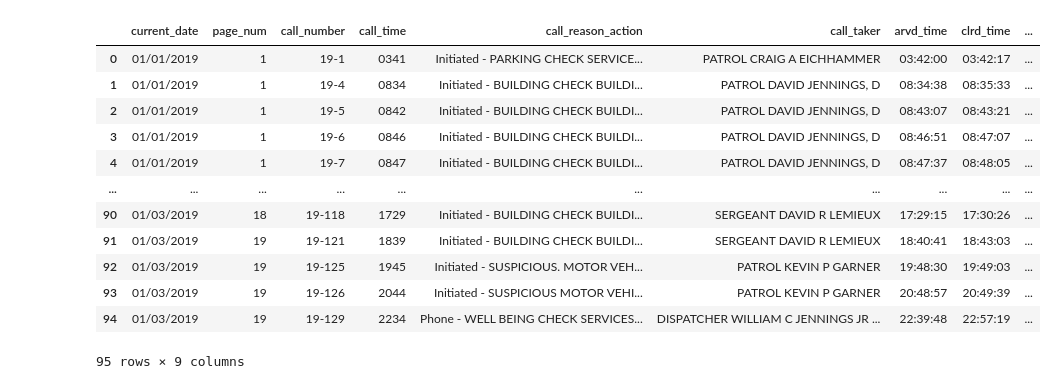
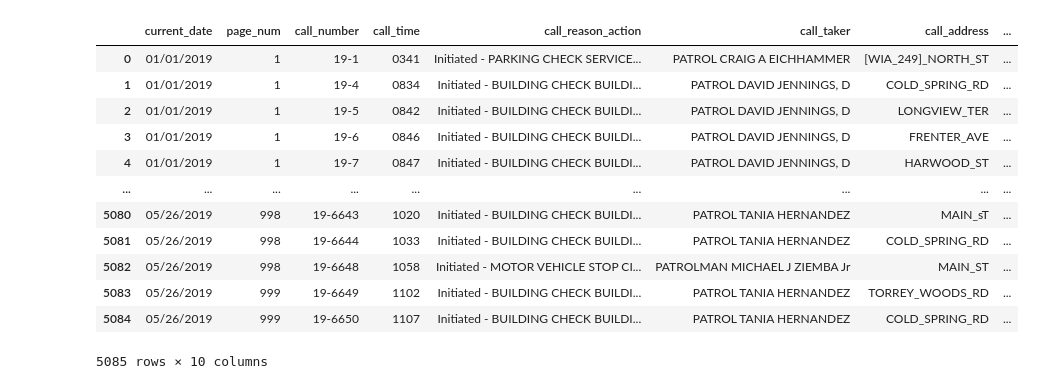
Before and after one commit to annahaensch/datathon4justice, a Jupyter notebook: code/Alex/2021_10_22_parse_text_to_csv.ipynb, the cells around one changed output. Cells and saved outputs as stored; diff of their text form; code cells hidden in the pictures.

Commit message:
add parse known officers, action, reasons

```diff
--- a/code/Alex/2021_10_22_parse_text_to_csv.ipynb
+++ b/code/Alex/2021_10_22_parse_text_to_csv.ipynb
@@ -47,6 +48,8 @@ def parse_entry(entry_text):
 
         # the next 'word' is always the time
         call_time = entry_words[1][:min(4, len(entry_words[1]))]
+        for c in ['(', ')', "[", "]", "{", "}"]:
+            call_time = call_time.replace(c, "")
 
         # call reason
         call_reason =  find_between(entry_text, call_time, taker_strs)
@@ -56,6 +59,13 @@ def parse_entry(entry_text):
 
                 call_reason = entry_text[re.search(call_time, entry_text).end():]
 
+        if False:
+            try:
+                call_action = "__".join(call_reason.replace(" ","_").split("__")[1:])
+                call_reason = call_reason.replace(" ","_").split("__")[0]
+
+            except ValueError:
+                print(call_reason)
 
         # call taker is always the string between taker and location
         call_taker =  find_between(entry_text, taker_strs, loc_strs)
@@ -68,6 +78,17 @@ def parse_entry(entry_text):
                 print(re.search(taker_strs, entry_text) )
 
 
+        #get address
+        entry_text_ = entry_text.replace(" ","_").split("__")
+
+        loc_series = pd.Series(entry_text_)[pd.Series(entry_text_).str.match(r'Location/Address*')]
+        call_address = None
+        if len(loc_series) > 0:
+            loc_idx = loc_series.index[0]
+            if loc_idx != len(entry_text_) -1:
+                call_address = entry_text_[loc_idx +1]
+
+
         arvd_time = find_next_word(entry_text, arvd_strs)
         clrd_time = find_next_word(entry_text, clrd_strs)
         if clrd_time and len(clrd_time) < 8:
@@ -77,7 +98,7 @@ def parse_entry(entry_text):
         if narrative_text:
             narrative_text = entry_text[narrative_text.start():]
 
-    return [call_number, call_time, call_reason, call_taker, arvd_time, clrd_time, narrative_text]
+    return [call_number, call_time, call_reason, call_taker, call_address, arvd_time, clrd_time, narrative_text]
 
 
 def replace_none_with_value(left_list, right_list):
@@ -98,14 +119,13 @@ Clrd_list = []
 i_entry = 0
 parsed_pages = []
 
-for ipage in range(1,20):
+for ipage in range(1,1000):
     with open('../../data/Logs2019/page_{}.txt'.format(ipage),'r') as infile:
         page_text = infile.read()
 
     #print(ipage)
     #if ipage==2:
     #    print(page_text)
-
 
     page_entries = [log_idx.start() for log_idx in re.finditer(year_str, page_text)] + [-1]
 
@@ -144,7 +164,7 @@ for ipage in range(1,20):
             parsed_pages.append([current_date, ipage] + str_entry)
             i_entry += 1
 
-        if False and str_entry[0] == '19-56':
+        if True and str_entry[0] == '19-22':
             print(entry_text)
             print(str_entry)
 # %% [output]
@@ -156,25 +188,25 @@ End of string? 249 19-94  0807  Other ~ ASSIST OTHER AGENCY - REPO  SERVICES REN
 # %%
 parsed_pages = pd.DataFrame(parsed_pages,
                             columns = ['current_date', 'page_num', 'call_number', 'call_time',
-                                       'call_reason_action', 'call_taker',"arvd_time", "clrd_time", "narrative_text"])
+                                       'call_reason_action', 'call_taker', "call_address", "arvd_time", "clrd_time", "narrative_text"])
 
 # cleanup call_takers
 parsed_pages['call_taker'] = parsed_pages['call_taker'].str.replace(":", "").str.strip()
 
 parsed_pages.to_csv('../../data/parsed_logs_2019.csv', mode='w', index=False, header=True)
 
 parsed_pages
 # %% [output]
-|  | current_date | page_num | call_number | call_time | call_reason_action | call_taker | arvd_time | clrd_time | ... |
-| 0 | 01/01/2019 | 1 | 19-1 | 0341 | Initiated - PARKING CHECK SERVICE... | PATROL CRAIG A EICHHAMMER | 03:42:00 | 03:42:17 | ... |
-| 1 | 01/01/2019 | 1 | 19-4 | 0834 | Initiated - BUILDING CHECK BUILDI... | PATROL DAVID JENNINGS, D | 08:34:38 | 08:35:33 | ... |
-| 2 | 01/01/2019 | 1 | 19-5 | 0842 | Initiated - BUILDING CHECK BUILDI... | PATROL DAVID JENNINGS, D | 08:43:07 | 08:43:21 | ... |
-| 3 | 01/01/2019 | 1 | 19-6 | 0846 | Initiated - BUILDING CHECK BUILDI... | PATROL DAVID JENNINGS, D | 08:46:51 | 08:47:07 | ... |
-| 4 | 01/01/2019 | 1 | 19-7 | 0847 | Initiated - BUILDING CHECK BUILDI... | PATROL DAVID JENNINGS, D | 08:47:37 | 08:48:05 | ... |
-| ... | ... | ... | ... | ... | ... | ... | ... | ... | ... |
-| 90 | 01/03/2019 | 18 | 19-118 | 1729 | Initiated - BUILDING CHECK BUILDI... | SERGEANT DAVID R LEMIEUX | 17:29:15 | 17:30:26 | ... |
-| 91 | 01/03/2019 | 19 | 19-121 | 1839 | Initiated - BUILDING CHECK BUILDI... | SERGEANT DAVID R LEMIEUX | 18:40:41 | 18:43:03 | ... |
-| 92 | 01/03/2019 | 19 | 19-125 | 1945 | Initiated - SUSPICIOUS. MOTOR VEH... | PATROL KEVIN P GARNER | 19:48:30 | 19:49:03 | ... |
-| 93 | 01/03/2019 | 19 | 19-126 | 2044 | Initiated - SUSPICIOUS MOTOR VEHI... | PATROL KEVIN P GARNER | 20:48:57 | 20:49:39 | ... |
-| 94 | 01/03/2019 | 19 | 19-129 | 2234 | Phone - WELL BEING CHECK SERVICES... | DISPATCHER WILLIAM C JENNINGS JR ... | 22:39:48 | 22:57:19 | ... |
+|  | current_date | page_num | call_number | call_time | call_reason_action | call_taker | call_address | ... |
+| 0 | 01/01/2019 | 1 | 19-1 | 0341 | Initiated - PARKING CHECK SERVICE... | PATROL CRAIG A EICHHAMMER | [WIA_249]_NORTH_ST | ... |
+| 1 | 01/01/2019 | 1 | 19-4 | 0834 | Initiated - BUILDING CHECK BUILDI... | PATROL DAVID JENNINGS, D | COLD_SPRING_RD | ... |
+| 2 | 01/01/2019 | 1 | 19-5 | 0842 | Initiated - BUILDING CHECK BUILDI... | PATROL DAVID JENNINGS, D | LONGVIEW_TER | ... |
+| 3 | 01/01/2019 | 1 | 19-6 | 0846 | Initiated - BUILDING CHECK BUILDI... | PATROL DAVID JENNINGS, D | FRENTER_AVE | ... |
+| 4 | 01/01/2019 | 1 | 19-7 | 0847 | Initiated - BUILDING CHECK BUILDI... | PATROL DAVID JENNINGS, D | HARWOOD_ST | ... |
+| ... | ... | ... | ... | ... | ... | ... | ... | ... |
+| 5080 | 05/26/2019 | 998 | 19-6643 | 1020 | Initiated - BUILDING CHECK BUILDI... | PATROL TANIA HERNANDEZ | MAIN_sT | ... |
+| 5081 | 05/26/2019 | 998 | 19-6644 | 1033 | Initiated - BUILDING CHECK BUILDI... | PATROL TANIA HERNANDEZ | COLD_SPRING_RD | ... |
+| 5082 | 05/26/2019 | 998 | 19-6648 | 1058 | Initiated - MOTOR VEHICLE STOP CI... | PATROLMAN MICHAEL J ZIEMBA Jr | MAIN_ST | ... |
+| 5083 | 05/26/2019 | 999 | 19-6649 | 1102 | Initiated - BUILDING CHECK BUILDI... | PATROL TANIA HERNANDEZ | TORREY_WOODS_RD | ... |
+| 5084 | 05/26/2019 | 999 | 19-6650 | 1107 | Initiated - BUILDING CHECK BUILDI... | PATROL TANIA HERNANDEZ | COLD_SPRING_RD | ... |
-95 rows × 9 columns
+5085 rows × 10 columns
```
Also changed, not shown: parts of 8 cells of this notebook, 9 other files.
